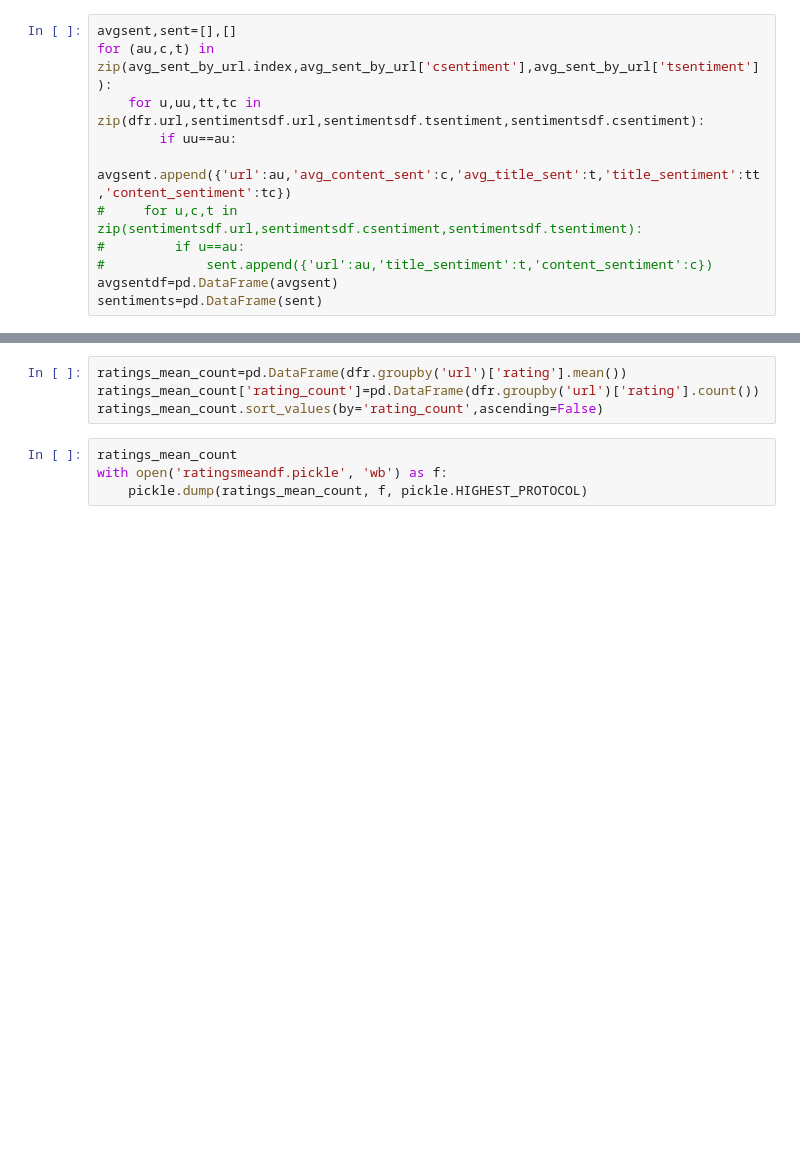
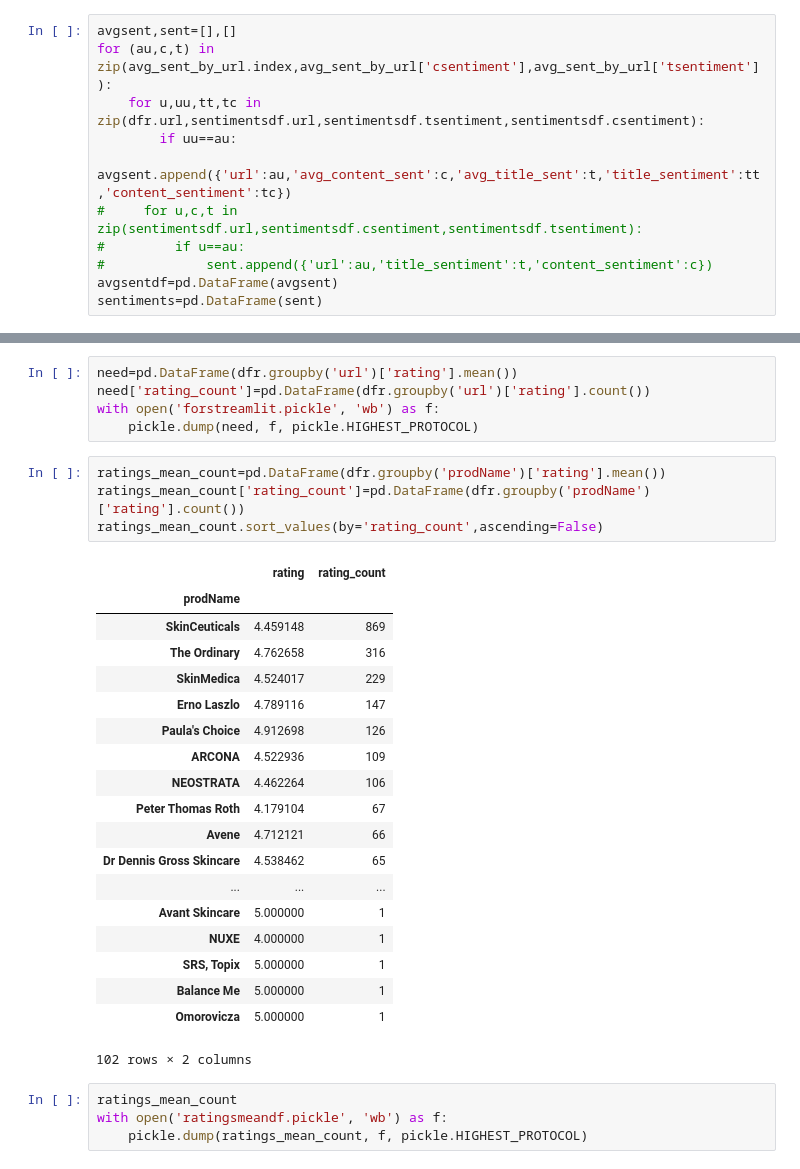
Before and after one commit to mackenziemitchell6/SkinCareRoutine, a Jupyter notebook: _ReviewsNLPSenitment&EDA.ipynb, the cells around one changed output, grey strips where cells are left out. Saved outputs shown, nothing was run; the diff lists cells and outputs as text; blank space fills up the shorter version.

```diff
--- a/_ReviewsNLPSenitment&EDA.ipynb
+++ b/_ReviewsNLPSenitment&EDA.ipynb
@@ -187,7 +220,32 @@ sentiments=pd.DataFrame(sent)
+# %%
+need=pd.DataFrame(dfr.groupby('url')['rating'].mean())
+need['rating_count']=pd.DataFrame(dfr.groupby('url')['rating'].count())
+with open('forstreamlit.pickle', 'wb') as f:
+    pickle.dump(need, f, pickle.HIGHEST_PROTOCOL)
 # %%
-ratings_mean_count=pd.DataFrame(dfr.groupby('url')['rating'].mean())
-ratings_mean_count['rating_count']=pd.DataFrame(dfr.groupby('url')['rating'].count())
+ratings_mean_count=pd.DataFrame(dfr.groupby('prodName')['rating'].mean())
+ratings_mean_count['rating_count']=pd.DataFrame(dfr.groupby('prodName')['rating'].count())
 ratings_mean_count.sort_values(by='rating_count',ascending=False)
+# %% [output]
+|  | rating | rating_count |
+| prodName |  |  |
+| SkinCeuticals | 4.459148 | 869 |
+| The Ordinary | 4.762658 | 316 |
+| SkinMedica | 4.524017 | 229 |
+| Erno Laszlo | 4.789116 | 147 |
+| Paula's Choice | 4.912698 | 126 |
+| ARCONA | 4.522936 | 109 |
+| NEOSTRATA | 4.462264 | 106 |
+| Peter Thomas Roth | 4.179104 | 67 |
+| Avene | 4.712121 | 66 |
+| Dr Dennis Gross Skincare | 4.538462 | 65 |
+| ... | ... | ... |
+| Avant Skincare | 5.000000 | 1 |
+| NUXE | 4.000000 | 1 |
+| SRS, Topix | 5.000000 | 1 |
+| Balance Me | 5.000000 | 1 |
+| Omorovicza | 5.000000 | 1 |
+102 rows × 2 columns
 # %%
 ratings_mean_count
 with open('ratingsmeandf.pickle', 'wb') as f:
```
Also changed, not shown: parts of 2 cells of this notebook, 16 other files.
